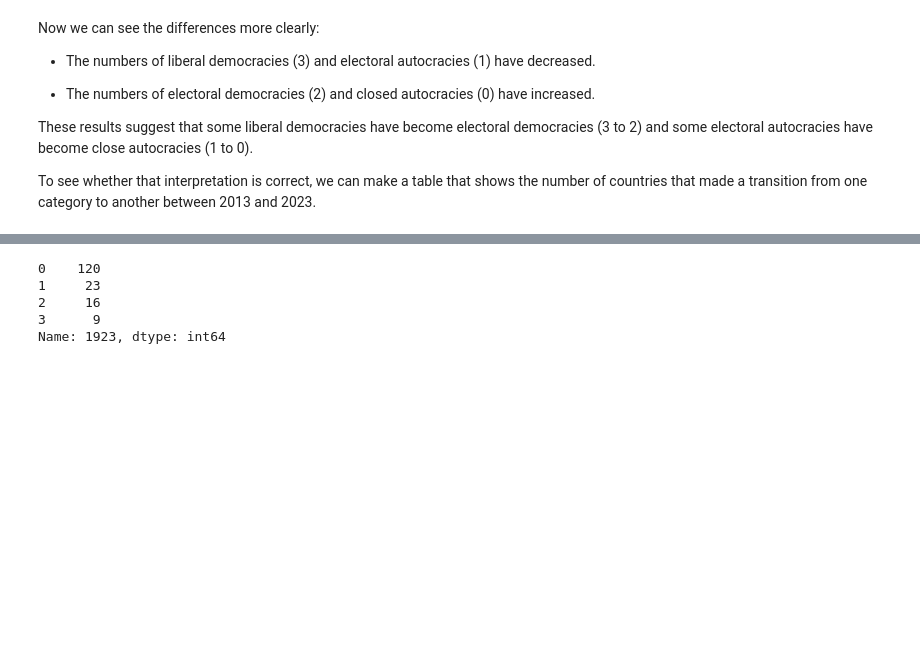
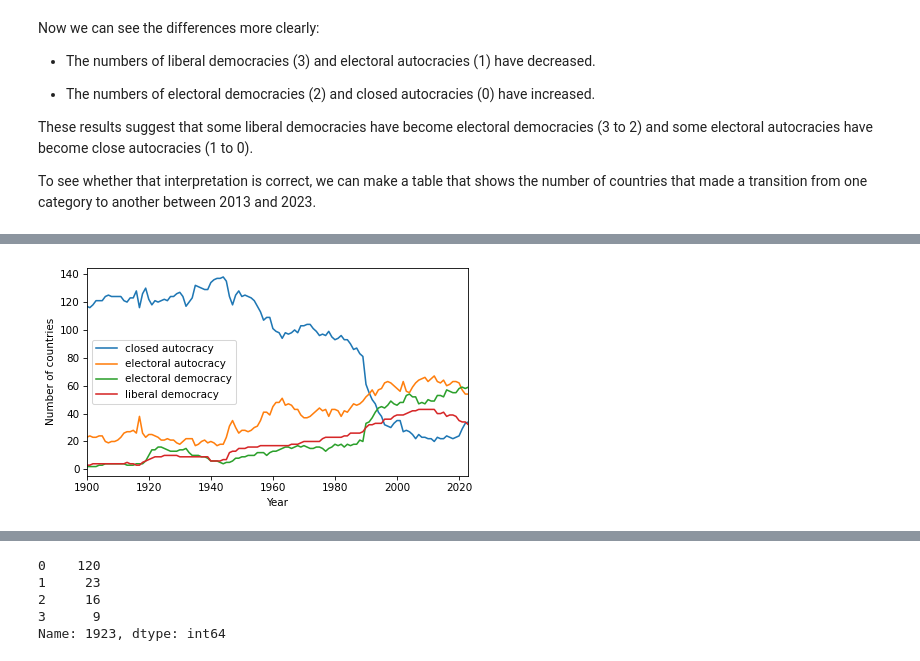
Before and after one commit to AllenDowney/DataWorld, a Jupyter notebook: soln/democracy.ipynb, the cells around one changed output, grey strips where cells are left out. Drawn from its saved outputs; the diff is of its cells as text; code cells hidden in the pictures; blank space fills up the shorter version.

```diff
--- a/soln/democracy.ipynb
+++ b/soln/democracy.ipynb
@@ -327 +379,6 @@ decorate(ylabel="Number of countries")
 [interactive output not drawn]
+# %%
+count_series.plot()
+decorate(ylabel="Number of countries", xlim=xlim)
+# %% [output]
+[figure, added]
```
Also changed, not shown: parts of 44 cells of this notebook, 1 other file.
